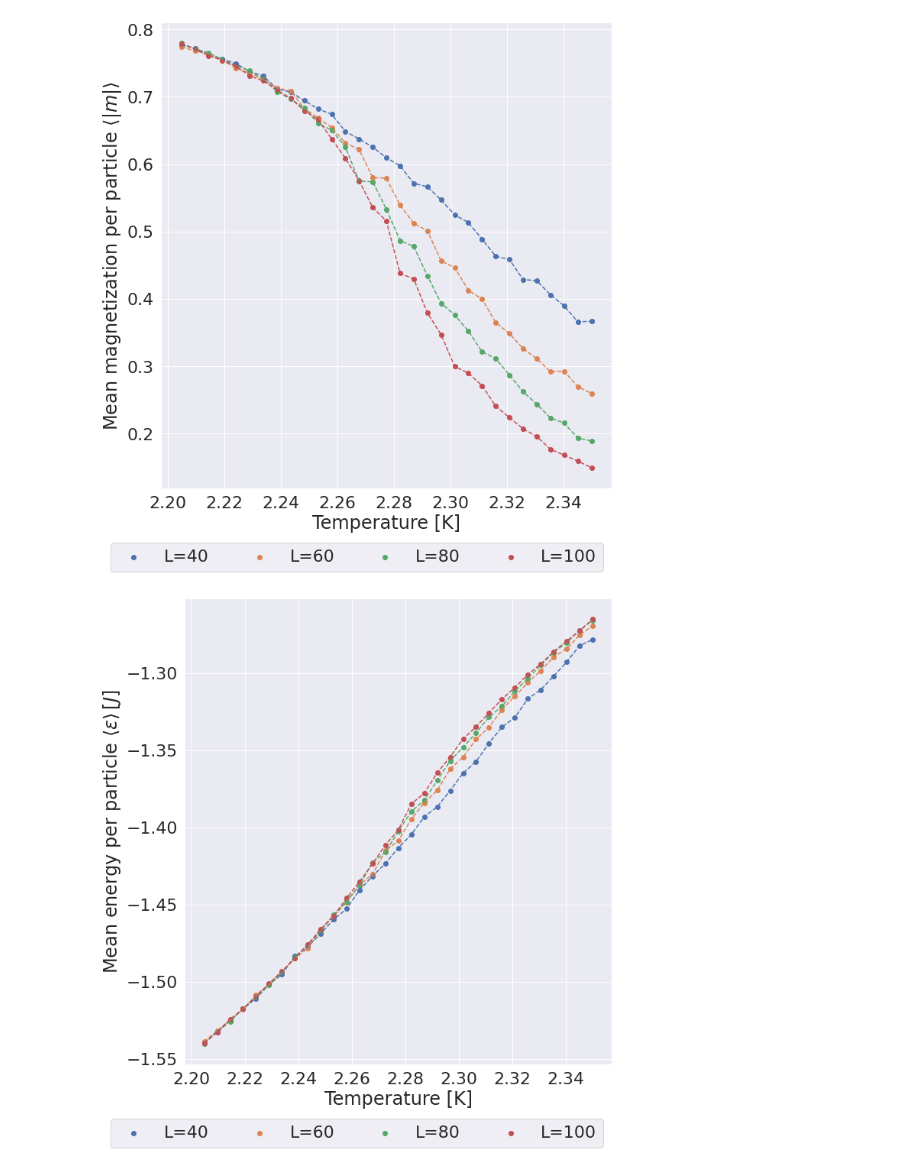
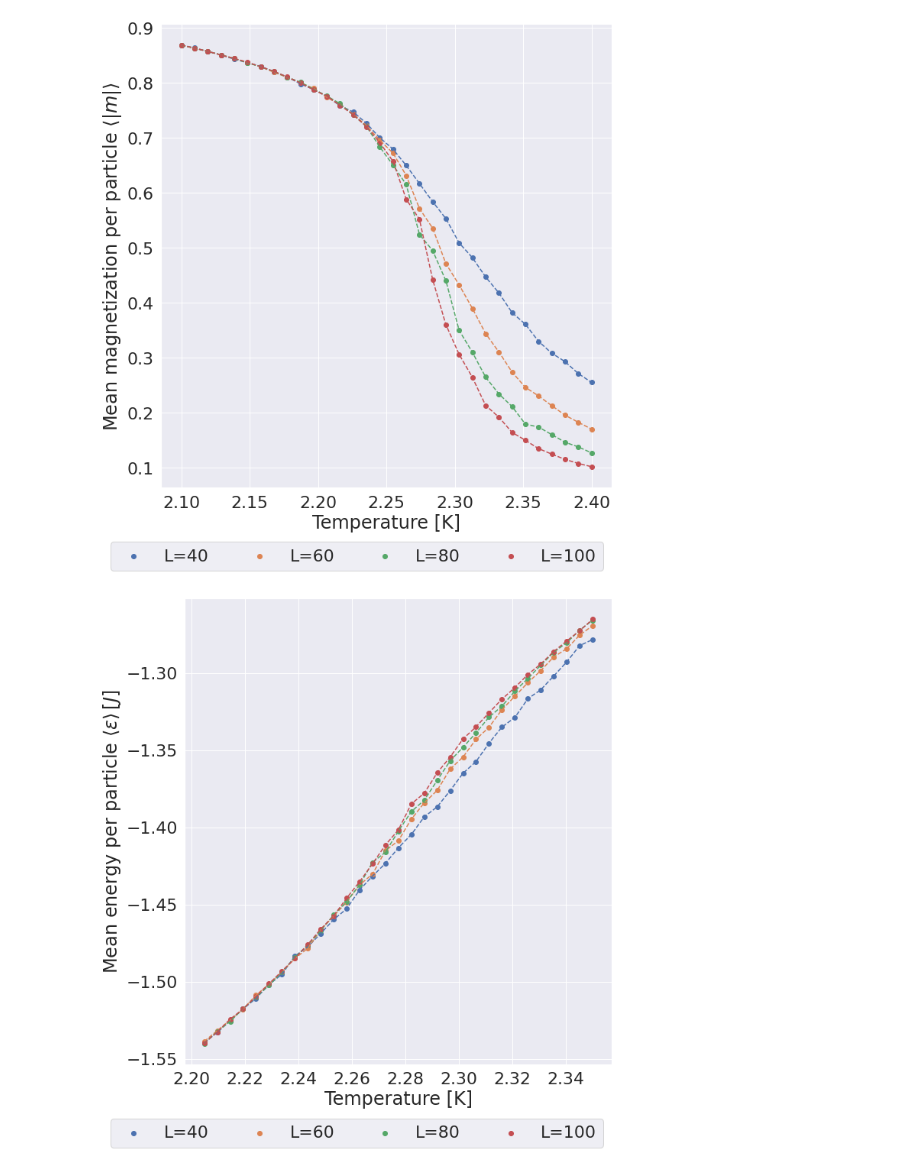
Before and after one commit to augude/fys3150, a Jupyter notebook: Project4/plotting/problem8.ipynb, the cells around one changed output. Saved outputs shown, nothing was run; the diff lists cells and outputs as text; code cells hidden in the pictures.

```diff
--- a/Project4/plotting/problem8.ipynb
+++ b/Project4/plotting/problem8.ipynb
@@ -36,16 +9 @@ def extract_data(files):
-# %%
-def scatter_plot(xs, ys, xlabel, ylabel, labels, savefig=False, filename='plot.png'):
-    fig, axs = plt.subplots(1, 1, figsize = (10, 10))
-    for index, x in enumerate(xs):
-        axs.plot(x, ys[index], linestyle='--')
-        axs.scatter(x, ys[index], label=labels[index])
-
-    axs.set_ylabel(ylabel)
-    axs.set_xlabel(xlabel)
-    lgd = fig.legend(loc = 'lower center', ncol = len(xs), fancybox = True,
-                bbox_to_anchor = (0.5, -0.05))
-    fig.tight_layout()
-    plt.show()
-    if savefig:
-        plt.savefig(filename)
 # %%
@@ -60,14 +18,14 @@ data80 = extract_data(files80)
 data100 = extract_data(files100)
 data = [data40, data60, data80, data100]#, data80, data100]
 # %%
-mags = [d['M'] for d in data]
-temps = [d['T'] for d in data]
-labels = [f"L={int(d.L[0])}" for d in data]
+mags = [d['M'] for d in datafar]
+temps = [d['T'] for d in datafar]
+labels = [f"L={int(d.L[0])}" for d in datafar]
 xlabel = r'Temperature [K]'
 ylabel = r'Mean magnetization per particle $\langle|m|\rangle$'
-scatter_plot(temps, mags, xlabel, ylabel, labels)
+scatter_plot(temps, mags, xlabel, ylabel, labels, savefig=True, filename='phase_mag.pdf')
 # %% [output]
-[figure, old version]
+[figure, new version]
 # %%
 engs = [d['E'] for d in data]
 temps = [d['T'] for d in data]
```
Also changed, not shown: parts of 8 cells of this notebook, 10 other files.
